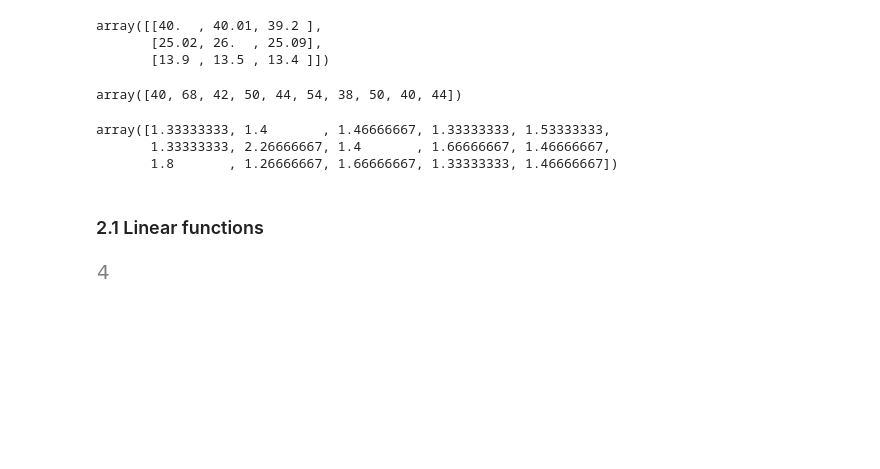
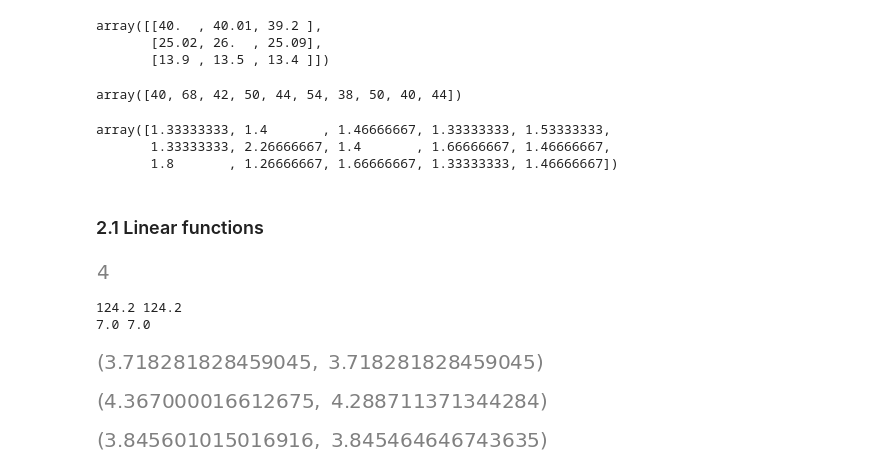
Before and after one commit to beltrewilton/linear_algebra, a Jupyter notebook: vectors.ipynb, the cells around one changed output. Saved outputs shown, nothing was run; the diff lists cells and outputs as text; code cells hidden in the pictures; blank space fills up the shorter version.

```diff
--- a/vectors.ipynb
+++ b/vectors.ipynb
@@ -312,3 +312,41 @@ f = lambda x: x[0] + x[1] - x[3]**2
 f([3, 5, 1, -2])
 # %% [output]
 [figure]
+# %%
+# superposition
+a = np.array([2, 5, -4, 7])
+x = np.array([3, 1, 5, 9])
+y = np.array([4, -2, 2, 4])
+
+alpha = 1.8
+beta = 1.5
+
+lhs = np.inner(alpha*x + beta*y, a)
+rhs = alpha*np.inner(x,a) + beta*np.inner(y,a)
+print(rhs, lhs)
+
+avg = lambda x: sum(x)/len(x)
+k = [5, 6, 7, 10]
+print(avg(k), np.mean(k))
+# %% [output]
+124.2 124.2
+7.0 7.0
+# %%
+#taylor approximation
+
+f = lambda x: x[0] + np.exp(x[1] - x[0])
+grad_f = lambda z: np.array([1 - np.exp(z[1] - z[0]), np.exp(z[1] - z[0])])
+z = np.array([1,2])
+f_hat = lambda x: f(z) + grad_f(z) @ (x -z)
+
+f(z), f_hat(z)
+# %% [output]
+[figure, added]
+# %%
+f([2.25, 3]), f_hat([2.25, 3])
+# %% [output]
+[figure, added]
+# %%
+f([1.10, 2.11]), f_hat([1.10, 2.11])
+# %% [output]
+[figure, added]
```
